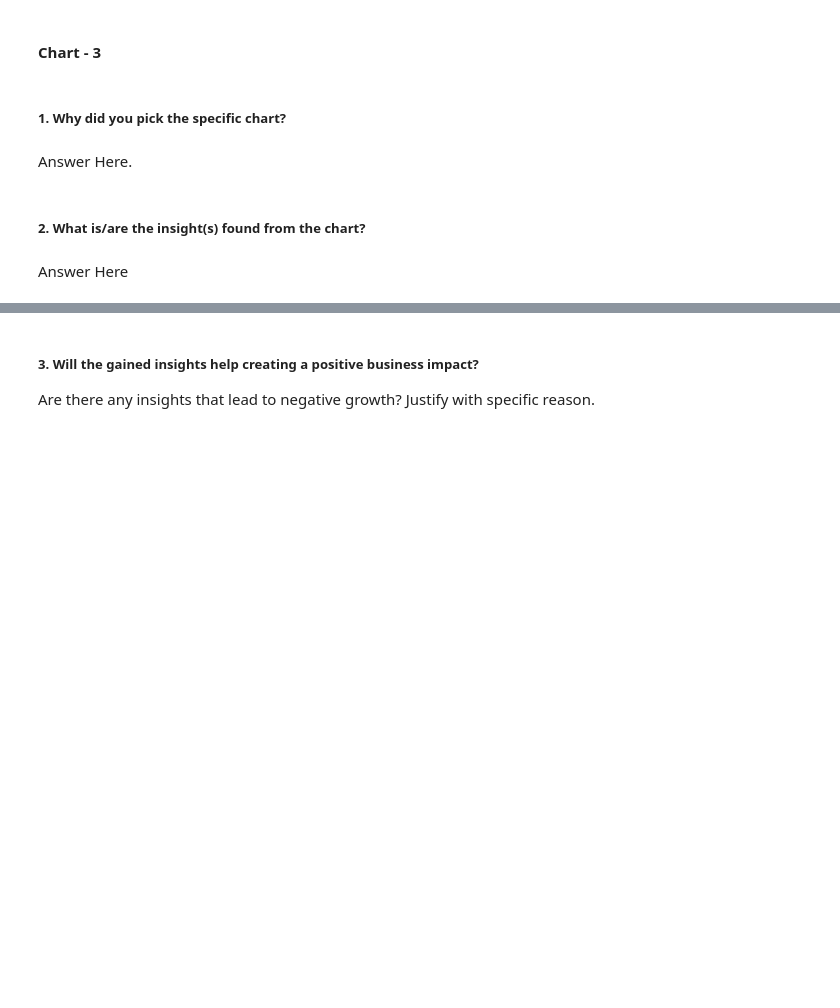
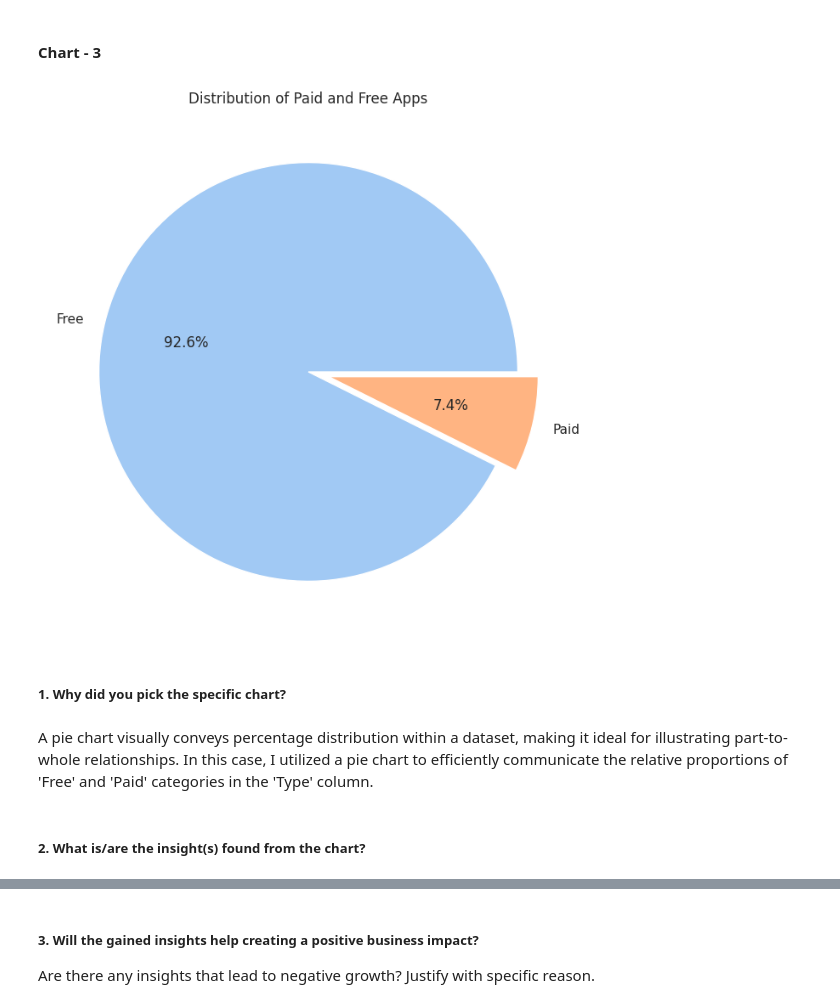
Before and after one commit to rohitpaul09/Play-Store-App-Review-Analysis, a Jupyter notebook: Play_Store_App_Review_Analysis.ipynb, the cells around one changed output, grey strips where cells are left out. Cells and saved outputs as stored; diff of their text form; code cells hidden in the pictures; blank space fills up the shorter version.

```diff
--- a/Play_Store_App_Review_Analysis.ipynb
+++ b/Play_Store_App_Review_Analysis.ipynb
@@ -518,0 +529,10 @@ dtype: int64
+# %%
+# Replace '0' with 'Free' in the 'Type' column
+df_psdata['Type'] = df_psdata['Type'].replace('0', 'Free')
+
+# Rechecking the unique categories after replacing '0'
+unique_categories = df_psdata['Type'].unique()
+
+# Print the unique categories
+print("Unique categories present in the 'Type' column:")
+print(unique_categories)
@@ -690,8 +684,25 @@ By carefully considering these potential drawbacks and implementing sentiment an
+# %%
+# Univariate Analysis: Distribution of App Types (Free and Paid)
+# Count the occurrences of each app type in the 'Type' column
+app_type = df_psdata['Type'].value_counts()
+
+# Set up parameters for a pie chart
+explode = (0, 0.1)
+plt.figure(figsize=(8, 8))
+
+# Create a pie chart to visualize the distribution of paid and free apps
+plt.pie(app_type, labels=['Free', 'Paid'], autopct='%1.1f%%', explode=explode, colors=sns.color_palette('pastel'))
+
+# Set the title of the pie chart
+plt.title('Distribution of Paid and Free Apps')
+
+# Display the pie chart
+plt.show()
+# %% [output]
+[figure, added]
 # %% [markdown]
 ##### 1. Why did you pick the specific chart?
-# %% [markdown]
-Answer Here.
+# %% [markdown]
+A pie chart visually conveys percentage distribution within a dataset, making it ideal for illustrating part-to-whole relationships. In this case, I utilized a pie chart to efficiently communicate the relative proportions of 'Free' and 'Paid' categories in the 'Type' column.
 # %% [markdown]
 ##### 2. What is/are the insight(s) found from the chart?
-# %% [markdown]
-Answer Here
```
Also changed, not shown: parts of 10 cells of this notebook.
